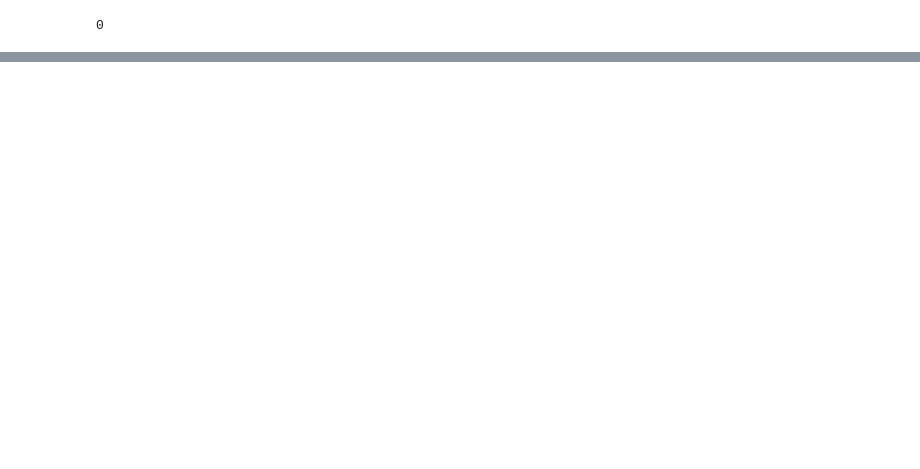
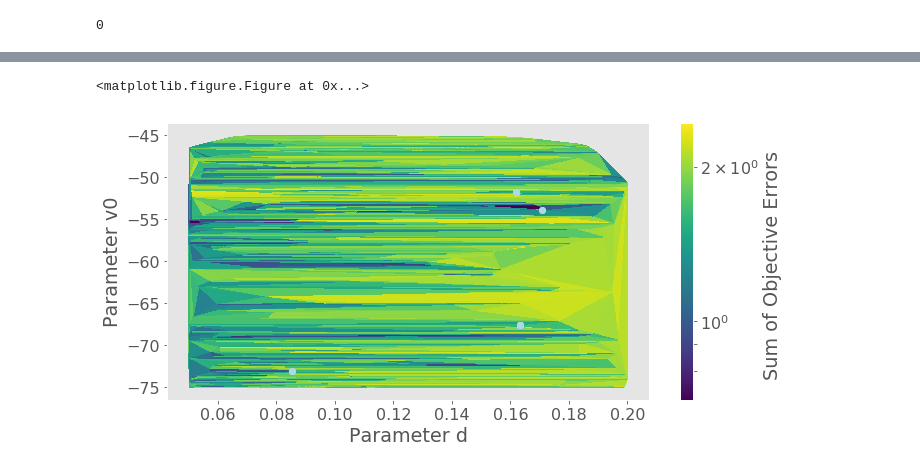
Before and after one commit to scidash/neuronunit, a Jupyter notebook: neuronunit/unit_test/test_ga_versus_grid.ipynb, the cells around one changed output, grey strips where cells are left out. Drawn from its saved outputs; the diff is of its cells as text; code cells hidden in the pictures; blank space fills up the shorter version.

```diff
--- a/neuronunit/unit_test/test_ga_versus_grid.ipynb
+++ b/neuronunit/unit_test/test_ga_versus_grid.ipynb
@@ -150,3 +155,6 @@ plot_surface(4,-3)
 # %%
 
-plot_surface(1,2)
+plot_surface(1,2,td)
+# %% [output]
+<matplotlib.figure.Figure at 0x...>
+[figure, added]
```
Also changed, not shown: parts of 34 cells of this notebook, 1 other file.
